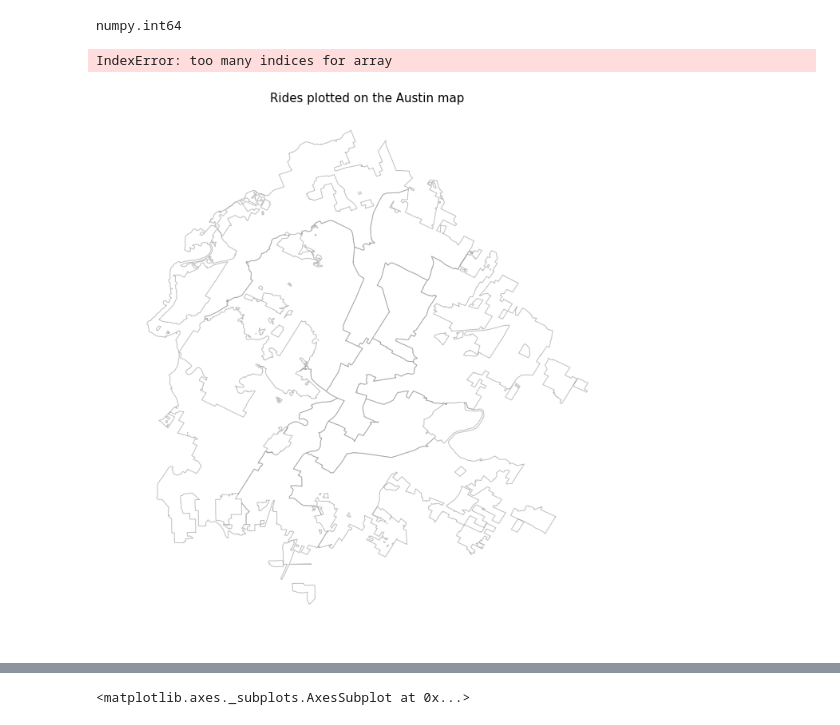
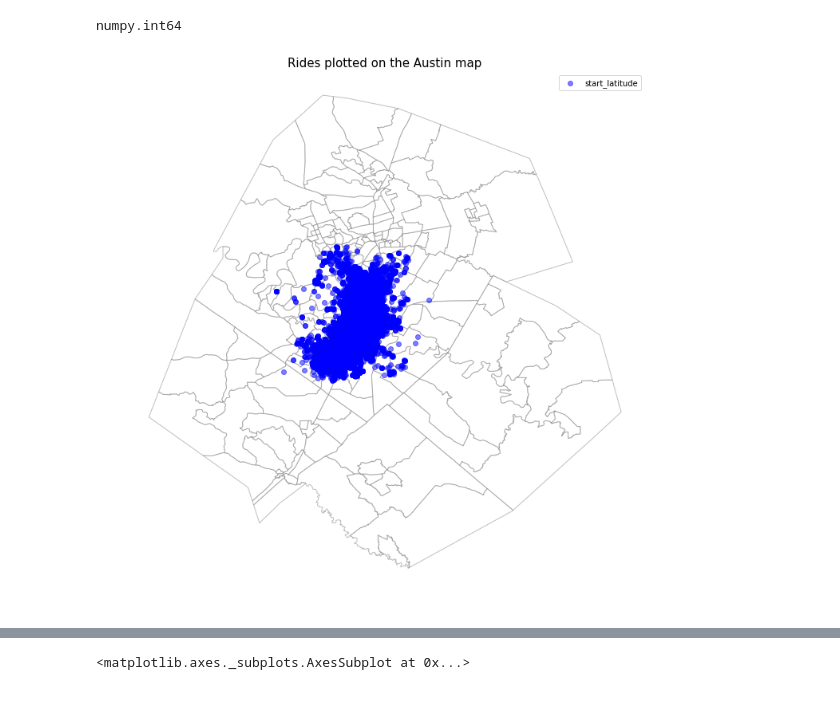
Before and after one commit to SohamMody/Event-Detection-from-Dockless-Scooter-Trips-Austin, a Jupyter notebook: EDA.ipynb, the cells around one changed output, grey strips where cells are left out. Saved outputs shown, nothing was run; the diff lists cells and outputs as text; code cells hidden in the pictures.

```diff
--- a/EDA.ipynb
+++ b/EDA.ipynb
@@ -422,25 +427,24 @@ type(dockless.council_district_start[0])
 # %% [output]
 numpy.int64
 # %%
-# fig, ax = plt.subplots(figsize  = (12, 12))
+fig, ax = plt.subplots(figsize  = (12, 12))
 
-# ax.set_title("Rides plotted on the Austin map", fontsize=15)
+ax.set_title("Rides plotted on the Austin map", fontsize=15)
 
 
-# council_districts.plot(ax=ax, legend=True, scheme='Equal_Interval', k=5, color="white", edgecolor='grey', lw=1,alpha=0.5)
-# # ax.scatter(dockless.start_latitude,dockless.start_longitude,alpha=0.5)
-# ax.axis('off')
-# # leg = ax.get_legend()
-# # leg.set_bbox_to_anchor((0.35, 0.95, 0, 0))
+ct.plot(ax=ax, legend=True, scheme='Equal_Interval', k=5, color="white", edgecolor='grey', lw=1,alpha=0.5)
+# ax.scatter(dockless.start_latitude,dockless.start_longitude,alpha=0.5)
+ax.axis('off')
+# leg = ax.get_legend()
+# leg.set_bbox_to_anchor((0.35, 0.95, 0, 0))
 
-# dock_gpd_plot.plot(ax=ax,alpha=0.5)
+plt.scatter(dockless.start_longitude,dockless.start_latitude,c ='blue',alpha=0.5)
 
-# #Correct aspect ratio
-# ax.axes.set_aspect('equal')
-# plt.legend()
-# plt.show()
+#Correct aspect ratio
+ax.axes.set_aspect('equal')
+plt.legend()
+plt.show()
 # %% [output]
-IndexError: too many indices for array
-[figure, old version]
+[figure, new version]
 # %%
 plt.scatter(dockless.start_longitude,dockless.start_latitude,c=dockless.council_district_start)
```
Also changed, not shown: parts of 8 cells of this notebook, 2 other files.
